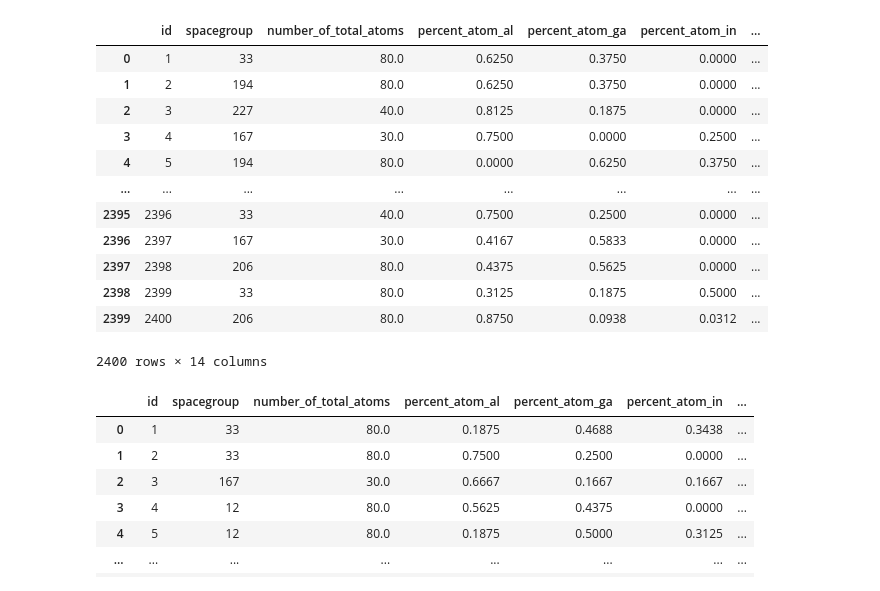
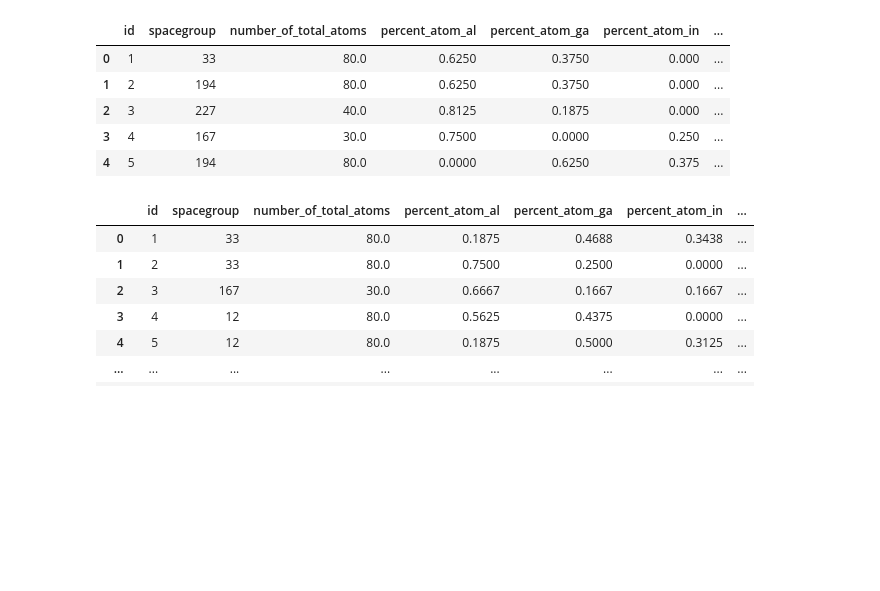
Before and after one commit to nishkakhendry/ML_Conductors, a Jupyter notebook: cse_reg.ipynb, the cells around one changed output. Cells and saved outputs as stored; diff of their text form; code cells hidden in the pictures; blank space fills up the shorter version.

```diff
--- a/cse_reg.ipynb
+++ b/cse_reg.ipynb
@@ -14,18 +27,11 @@ DATA_PATH = './nomad2018-predict-transparent-conductors'
 # %%
 train_data = pd.read_csv(
     f'{DATA_PATH}/train.csv')
-train_data
+train_data.head()
 # %% [output]
 |  | id | spacegroup | number_of_total_atoms | percent_atom_al | percent_atom_ga | percent_atom_in | ... |
-| 0 | 1 | 33 | 80.0 | 0.6250 | 0.3750 | 0.0000 | ... |
-| 1 | 2 | 194 | 80.0 | 0.6250 | 0.3750 | 0.0000 | ... |
-| 2 | 3 | 227 | 40.0 | 0.8125 | 0.1875 | 0.0000 | ... |
-| 3 | 4 | 167 | 30.0 | 0.7500 | 0.0000 | 0.2500 | ... |
-| 4 | 5 | 194 | 80.0 | 0.0000 | 0.6250 | 0.3750 | ... |
-| ... | ... | ... | ... | ... | ... | ... | ... |
-| 2395 | 2396 | 33 | 40.0 | 0.7500 | 0.2500 | 0.0000 | ... |
-| 2396 | 2397 | 167 | 30.0 | 0.4167 | 0.5833 | 0.0000 | ... |
-| 2397 | 2398 | 206 | 80.0 | 0.4375 | 0.5625 | 0.0000 | ... |
-| 2398 | 2399 | 33 | 80.0 | 0.3125 | 0.1875 | 0.5000 | ... |
-| 2399 | 2400 | 206 | 80.0 | 0.8750 | 0.0938 | 0.0312 | ... |
+| 0 | 1 | 33 | 80.0 | 0.6250 | 0.3750 | 0.000 | ... |
+| 1 | 2 | 194 | 80.0 | 0.6250 | 0.3750 | 0.000 | ... |
+| 2 | 3 | 227 | 40.0 | 0.8125 | 0.1875 | 0.000 | ... |
+| 3 | 4 | 167 | 30.0 | 0.7500 | 0.0000 | 0.250 | ... |
+| 4 | 5 | 194 | 80.0 | 0.0000 | 0.6250 | 0.375 | ... |
-2400 rows × 14 columns
```
Also changed, not shown: parts of 12 cells of this notebook, 2 other files.
